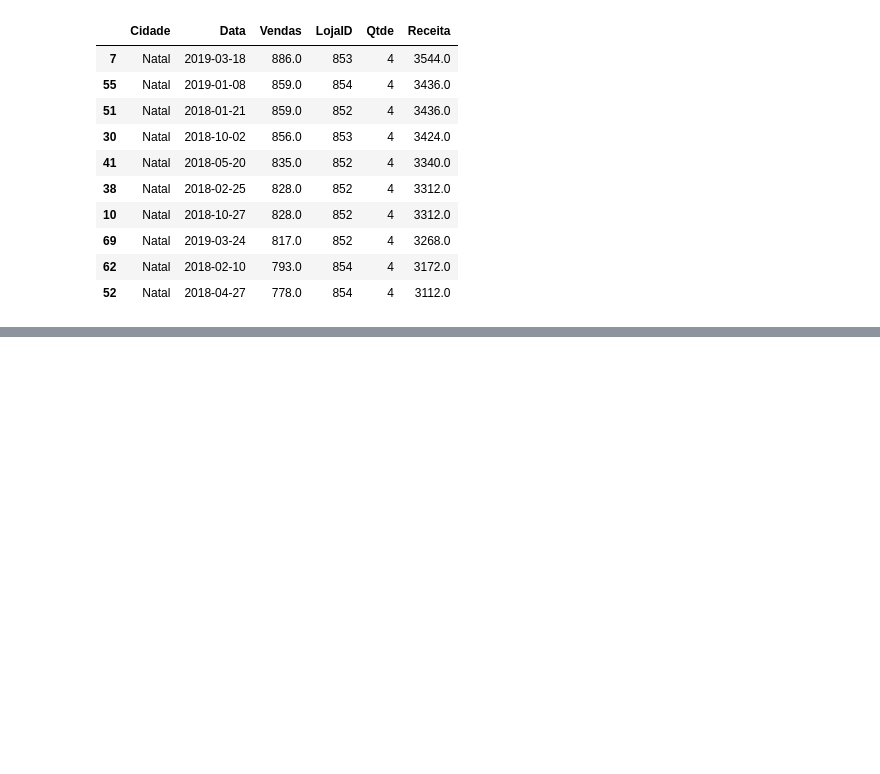
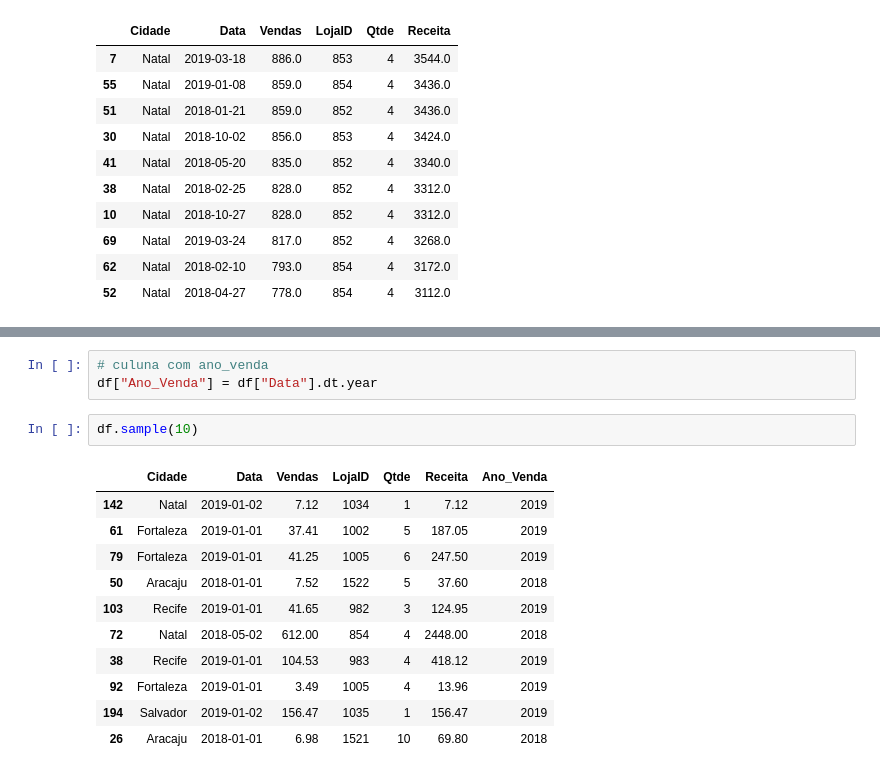
Before and after one commit to jpablolima/analise_de_dados_pandas, a Jupyter notebook: vendas_cidades.ipynb, the cells around one changed output, grey strips where cells are left out. Cells and saved outputs as stored; diff of their text form; blank space fills up the shorter version.

```diff
--- a/vendas_cidades.ipynb
+++ b/vendas_cidades.ipynb
@@ -177,0 +188,17 @@ df.sort_values("Receita", ascending=False).head(10)
+# %%
+# culuna com ano_venda
+df["Ano_Venda"] = df["Data"].dt.year
+# %%
+df.sample(10)
+# %% [output]
+|  | Cidade | Data | Vendas | LojaID | Qtde | Receita | Ano_Venda |
+| 142 | Natal | 2019-01-02 | 7.12 | 1034 | 1 | 7.12 | 2019 |
+| 61 | Fortaleza | 2019-01-01 | 37.41 | 1002 | 5 | 187.05 | 2019 |
+| 79 | Fortaleza | 2019-01-01 | 41.25 | 1005 | 6 | 247.50 | 2019 |
+| 50 | Aracaju | 2018-01-01 | 7.52 | 1522 | 5 | 37.60 | 2018 |
+| 103 | Recife | 2019-01-01 | 41.65 | 982 | 3 | 124.95 | 2019 |
+| 72 | Natal | 2018-05-02 | 612.00 | 854 | 4 | 2448.00 | 2018 |
+| 38 | Recife | 2019-01-01 | 104.53 | 983 | 4 | 418.12 | 2019 |
+| 92 | Fortaleza | 2019-01-01 | 3.49 | 1005 | 4 | 13.96 | 2019 |
+| 194 | Salvador | 2019-01-02 | 156.47 | 1035 | 1 | 156.47 | 2019 |
+| 26 | Aracaju | 2018-01-01 | 6.98 | 1521 | 10 | 69.80 | 2018 |
```
Also changed, not shown: parts of 10 cells of this notebook, 1 other file.
